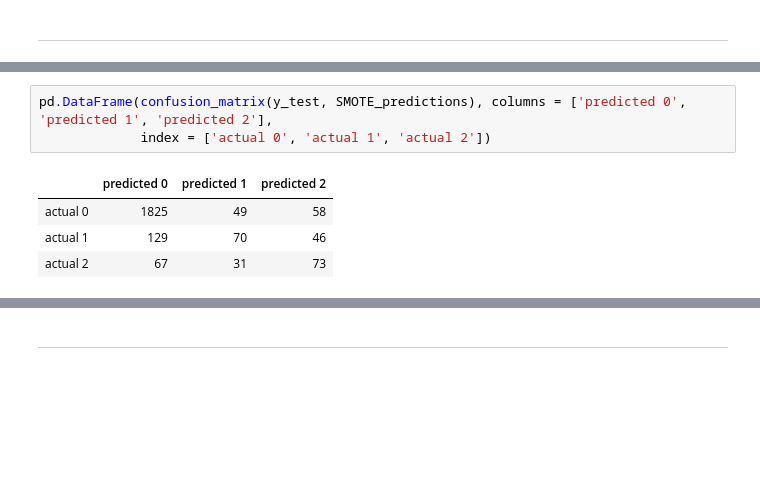
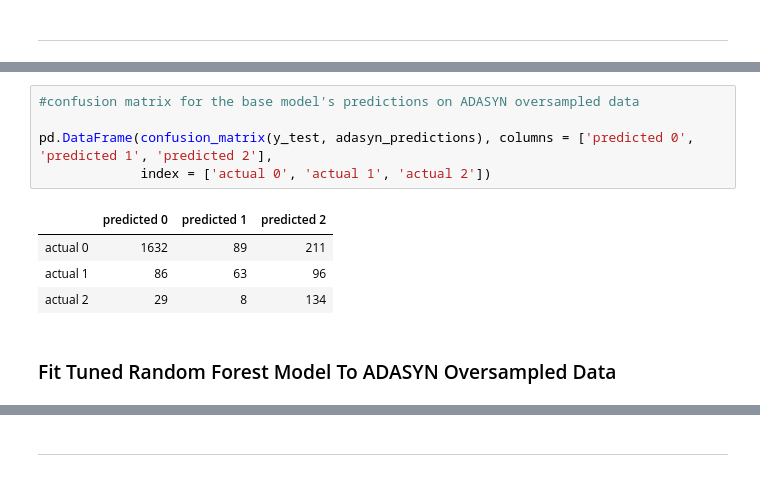
Before and after one commit to alexwcheng/fintech-retweetability, a Jupyter notebook: Jupyter_Notebooks/4 - Twitter Modeling.ipynb, the cells around one changed output, grey strips where cells are left out. Drawn from its saved outputs; the diff is of its cells as text; blank space fills up the shorter version.

```diff
--- a/Jupyter_Notebooks/4 - Twitter Modeling.ipynb
+++ b/Jupyter_Notebooks/4 - Twitter Modeling.ipynb
@@ -414,8 +517,12 @@ rf_smote.score(X_test,y_test)
 # %%
-pd.DataFrame(confusion_matrix(y_test, SMOTE_predictions), columns = ['predicted 0', 'predicted 1', 'predicted 2'],
+#confusion matrix for the base model's predictions on ADASYN oversampled data
+
+pd.DataFrame(confusion_matrix(y_test, adasyn_predictions), columns = ['predicted 0', 'predicted 1', 'predicted 2'],
              index = ['actual 0', 'actual 1', 'actual 2'])
 # %% [output]
 |  | predicted 0 | predicted 1 | predicted 2 |
-| actual 0 | 1825 | 49 | 58 |
-| actual 1 | 129 | 70 | 46 |
-| actual 2 | 67 | 31 | 73 |
+| actual 0 | 1632 | 89 | 211 |
+| actual 1 | 86 | 63 | 96 |
+| actual 2 | 29 | 8 | 134 |
+# %% [markdown]
+### Fit Tuned Random Forest Model To ADASYN Oversampled Data
```
Also changed, not shown: parts of 88 cells of this notebook, 2 other files.
